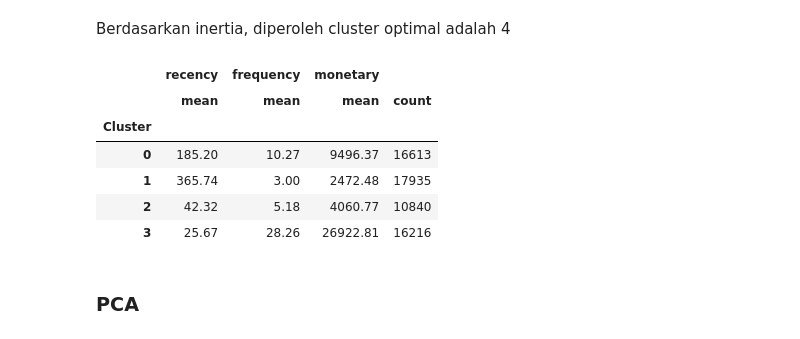
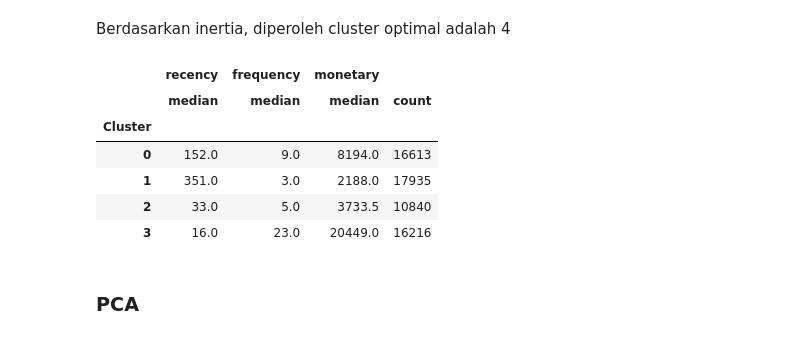
Before and after one commit to mfathul21/airline-customer-value, a Jupyter notebook: Airline_Customer_Segmentation.ipynb, the cells around one changed output. Drawn from its saved outputs; the diff is of its cells as text; code cells hidden in the pictures.

```diff
--- a/Airline_Customer_Segmentation.ipynb
+++ b/Airline_Customer_Segmentation.ipynb
@@ -646,7 +646,7 @@ df_std.sample(5)
 # %% [markdown]
 ## Modelling
 # %%
-kmeans = KMeans(n_clusters=4, random_state=42).fit(customers_std)
+kmeans = KMeans(n_clusters=4, init='k-means++', max_iter=300, n_init=10, random_state=42).fit(customers_std)
 # %%
 df_std['clusters'] = kmeans.labels_
 customers['clusters'] = kmeans.labels_
@@ -687,22 +687,22 @@ sns.scatterplot(x=range(2, 11), y=inertia, s=300, color='#800000',  linestyle='-
 # %% [markdown]
 Berdasarkan inertia, diperoleh cluster optimal adalah 4
 # %%
-model = KMeans(n_clusters=4, random_state=42)
+model = KMeans(n_clusters=4, init='k-means++', max_iter=300, n_init=10, random_state=42)
 model.fit(customers_std)
 
 customers["Cluster"] = model.labels_
 customers.groupby('Cluster').agg({
-    'recency':'mean',
-    'frequency':'mean',
-    'monetary':['mean', 'count']}).round(2)
+    'recency':'median',
+    'frequency':'median',
+    'monetary':['median', 'count']}).round(2)
 # %% [output]
 |  | recency | frequency | monetary |  |
-|  | mean | mean | mean | count |
+|  | median | median | median | count |
 | Cluster |  |  |  |  |
-| 0 | 185.20 | 10.27 | 9496.37 | 16613 |
-| 1 | 365.74 | 3.00 | 2472.48 | 17935 |
-| 2 | 42.32 | 5.18 | 4060.77 | 10840 |
-| 3 | 25.67 | 28.26 | 26922.81 | 16216 |
+| 0 | 152.0 | 9.0 | 8194.0 | 16613 |
+| 1 | 351.0 | 3.0 | 2188.0 | 17935 |
+| 2 | 33.0 | 5.0 | 3733.5 | 10840 |
+| 3 | 16.0 | 23.0 | 20449.0 | 16216 |
 # %% [markdown]
 ### PCA
 # %%
```
Also changed, not shown: parts of 1 cell of this notebook.
